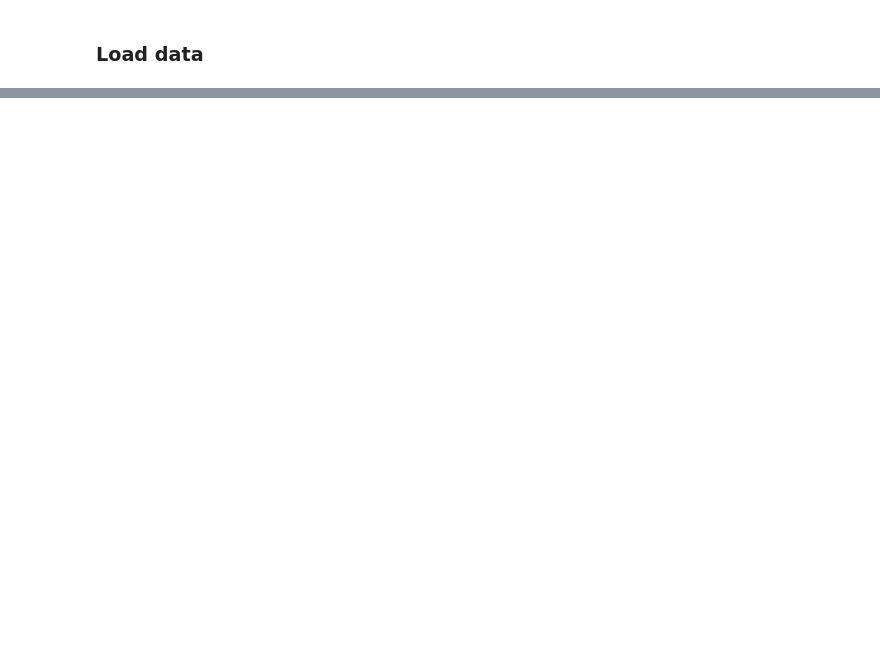
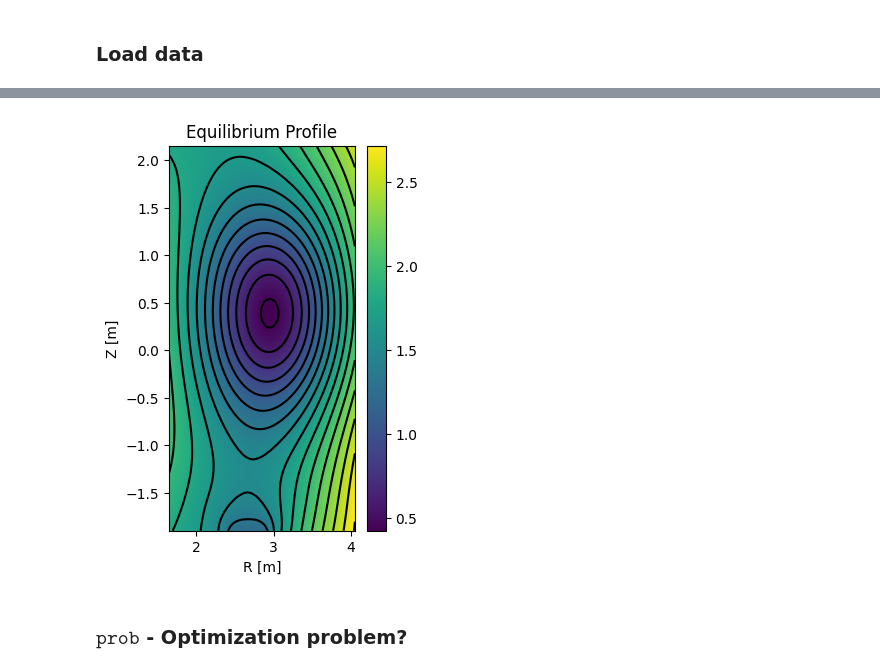
Before and after one commit to MEGAjosni/Master-Thesis, a Jupyter notebook: scripts/Plasma-Playground.ipynb, the cells around one changed output, grey strips where cells are left out. Cells and saved outputs as stored; diff of their text form; code cells hidden in the pictures; blank space fills up the shorter version.

```diff
--- a/scripts/Plasma-Playground.ipynb
+++ b/scripts/Plasma-Playground.ipynb
@@ -15,0 +187,3 @@ data = {key: data_files[key] for key in data_files.files}
+# %%
+eq = data['eq'][()]
+print_datadict(eq)
@@ -15,0 +208,18 @@ data = {key: data_files[key] for key in data_files.files}
+# %%
+# Plot
+r = eq['r']
+z = eq['z']
+R, Z = np.meshgrid(r, z)
+
+plt.figure(figsize=(3, 5))
+plt.imshow(eq['psi'], extent=[r.min(), r.max(), z.min(), z.max()], origin='lower', aspect='auto')
+plt.colorbar()
+plt.contour(R, Z, eq['psi'], 20, colors='black')
+plt.title('Equilibrium Profile')
+plt.xlabel('R [m]')
+plt.ylabel('Z [m]')
+plt.show()
+# %% [output]
+[figure, added]
+# %% [markdown]
+### $\texttt{prob}$ - Optimization problem?
```
Also changed, not shown: parts of 35 cells of this notebook, 6 other files.
